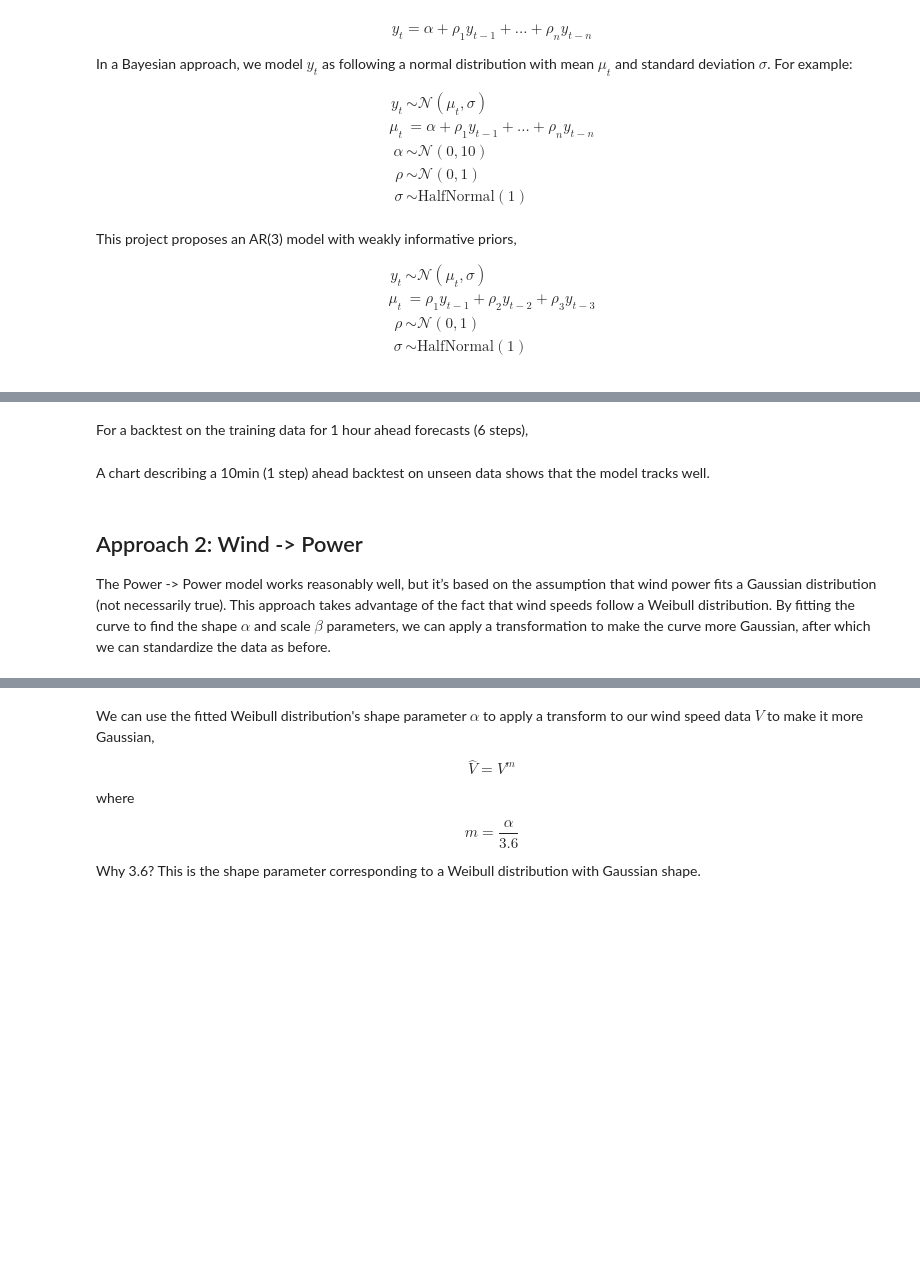
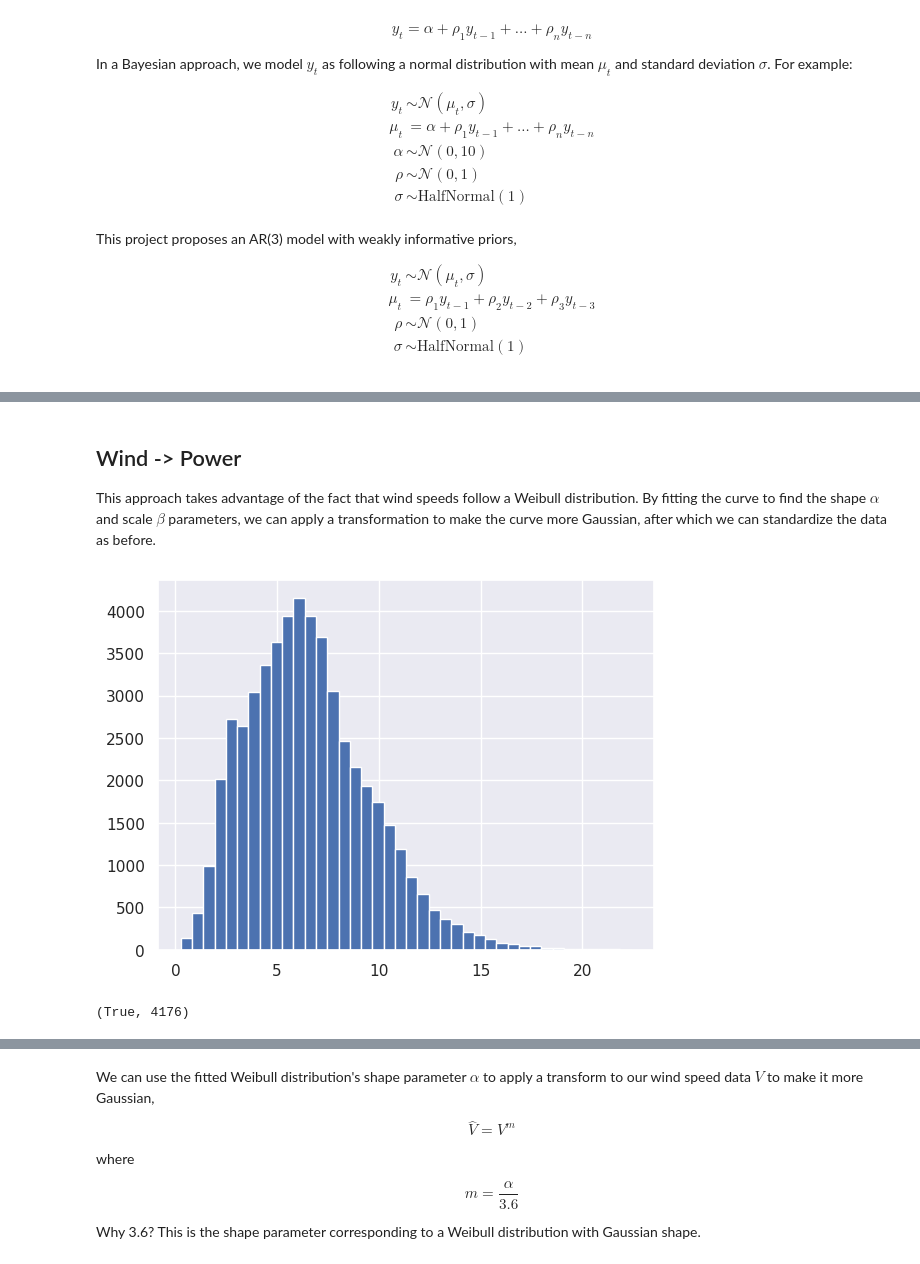
Before and after one commit to camirmas/REStats, a Jupyter notebook: REStats/notebooks/forecast.ipynb, the cells around one changed output, grey strips where cells are left out. Saved outputs shown, nothing was run; the diff lists cells and outputs as text; code cells hidden in the pictures; blank space fills up the shorter version.

```diff
--- a/REStats/notebooks/forecast.ipynb
+++ b/REStats/notebooks/forecast.ipynb
@@ -26,3 +22,3 @@ WARNING (pytensor.tensor.blas): Using NumPy C-API based implementation for BLAS
 # %%
 # cmap = mpl.colormaps['tab10']
-az.style.use("arviz-darkgrid")
+sns.set_theme()
@@ -343,5 +109,3 @@ def backtest(data, lags, steps=1):
     }
 
     return error, predictions
-# %% [markdown]
-For a backtest on the training data for 1 hour ahead forecasts (6 steps),
@@ -351,2 +111,0 @@ err
-# %% [markdown]
-A chart describing a 10min (1 step) ahead backtest on unseen data shows that the model tracks well.
@@ -362,4 +112,10 @@ fig.show()
 # %% [markdown]
-## Approach 2: Wind -> Power
+## Wind -> Power
 
-The Power -> Power model works reasonably well, but it’s based on the assumption that wind power fits a Gaussian distribution (not necessarily true). This approach takes advantage of the fact that wind speeds follow a Weibull distribution. By fitting the curve to find the shape $\alpha$ and scale $\beta$ parameters, we can apply a transformation to make the curve more Gaussian, after which we can standardize the data as before.
+This approach takes advantage of the fact that wind speeds follow a Weibull distribution. By fitting the curve to find the shape $\alpha$ and scale $\beta$ parameters, we can apply a transformation to make the curve more Gaussian, after which we can standardize the data as before.
+# %%
+fig, ax = plt.subplots()
+
+d = ax.hist(wt["Wind speed"], bins=40)
+# %% [output]
+[figure, added]
@@ -366,3 +126,7 @@ The Power -> Power model works reasonably well, but it’s based on the assumpti
+# %%
+ws.isnull().sum() == 0, len(ws)
+# %% [output]
+(True, 4176)
 # %%
 fig, ax = plt.subplots()
 
```
Also changed, not shown: parts of 50 cells of this notebook, 6 other files.
